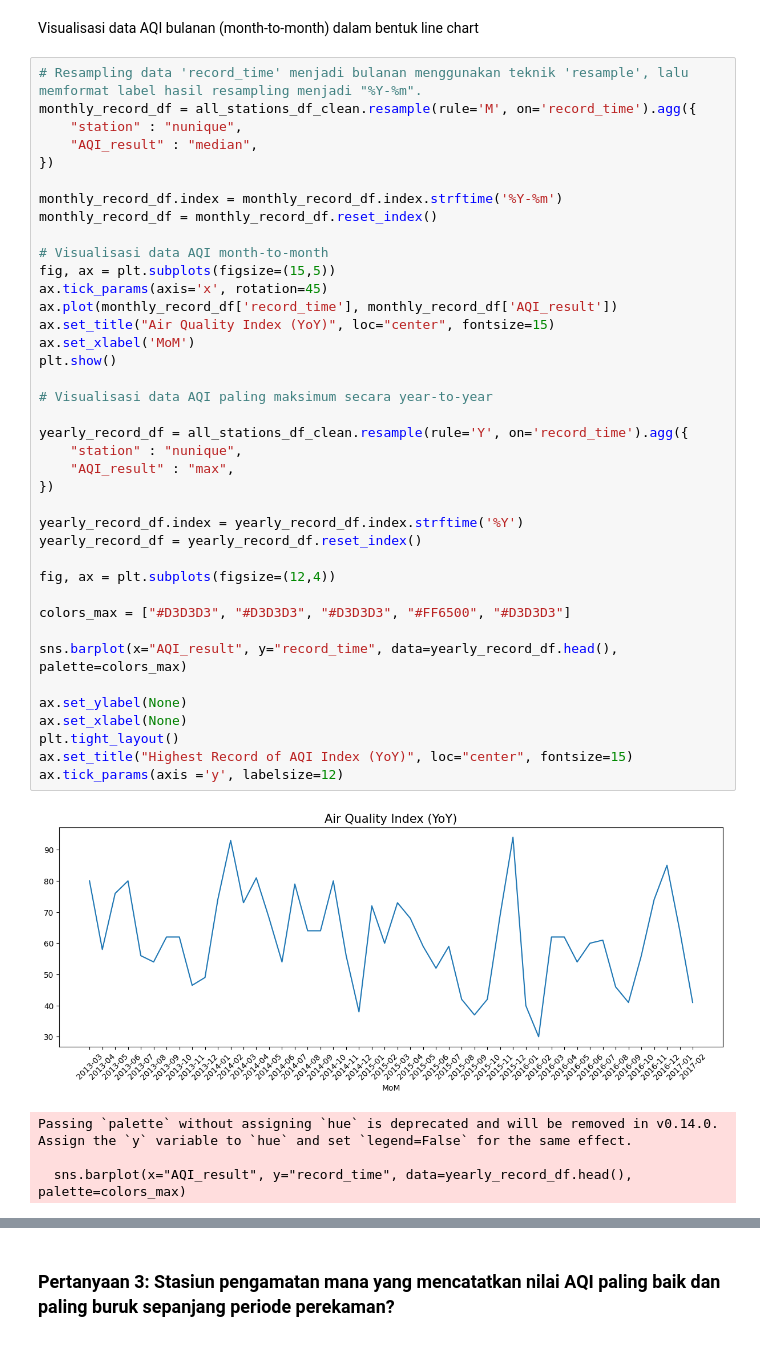
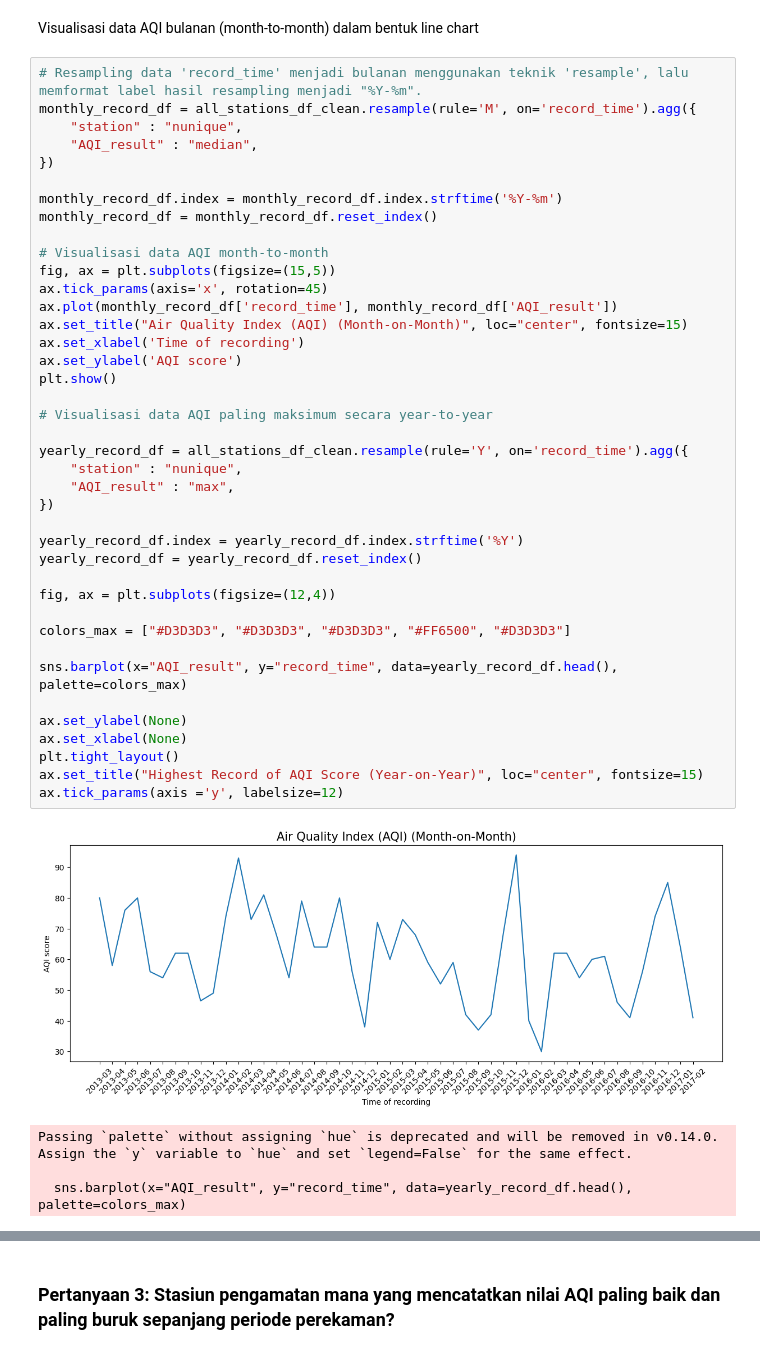
Before and after one commit to DcMurphys/data_analysis_AirQuality_submission, a Jupyter notebook: notebook.ipynb, the cells around one changed output, grey strips where cells are left out. Saved outputs shown, nothing was run; the diff lists cells and outputs as text.

```diff
--- a/notebook.ipynb
+++ b/notebook.ipynb
@@ -543,37 +544,38 @@ monthly_record_df = all_stations_df_clean.resample(rule='M', on='record_time').a
 monthly_record_df.index = monthly_record_df.index.strftime('%Y-%m')
 monthly_record_df = monthly_record_df.reset_index()
 
 # Visualisasi data AQI month-to-month
 fig, ax = plt.subplots(figsize=(15,5))
 ax.tick_params(axis='x', rotation=45)
 ax.plot(monthly_record_df['record_time'], monthly_record_df['AQI_result'])
-ax.set_title("Air Quality Index (YoY)", loc="center", fontsize=15)
-ax.set_xlabel('MoM')
+ax.set_title("Air Quality Index (AQI) (Month-on-Month)", loc="center", fontsize=15)
+ax.set_xlabel('Time of recording')
+ax.set_ylabel('AQI score')
 plt.show()
 
 # Visualisasi data AQI paling maksimum secara year-to-year
 
 yearly_record_df = all_stations_df_clean.resample(rule='Y', on='record_time').agg({
     "station" : "nunique",
     "AQI_result" : "max",
 })
 
 yearly_record_df.index = yearly_record_df.index.strftime('%Y')
 yearly_record_df = yearly_record_df.reset_index()
 
 fig, ax = plt.subplots(figsize=(12,4))
 
 colors_max = ["#D3D3D3", "#D3D3D3", "#D3D3D3", "#FF6500", "#D3D3D3"]
 
 sns.barplot(x="AQI_result", y="record_time", data=yearly_record_df.head(), palette=colors_max)
 
 ax.set_ylabel(None)
 ax.set_xlabel(None)
 plt.tight_layout()
-ax.set_title("Highest Record of AQI Index (YoY)", loc="center", fontsize=15)
+ax.set_title("Highest Record of AQI Score (Year-on-Year)", loc="center", fontsize=15)
 ax.tick_params(axis ='y', labelsize=12)
 # %% [output]
-[figure, old version]
+[figure, new version]
 Passing `palette` without assigning `hue` is deprecated and will be removed in v0.14.0. Assign the `y` variable to `hue` and set `legend=False` for the same effect.
 
   sns.barplot(x="AQI_result", y="record_time", data=yearly_record_df.head(), palette=colors_max)
```
Also changed, not shown: parts of 17 cells of this notebook.
